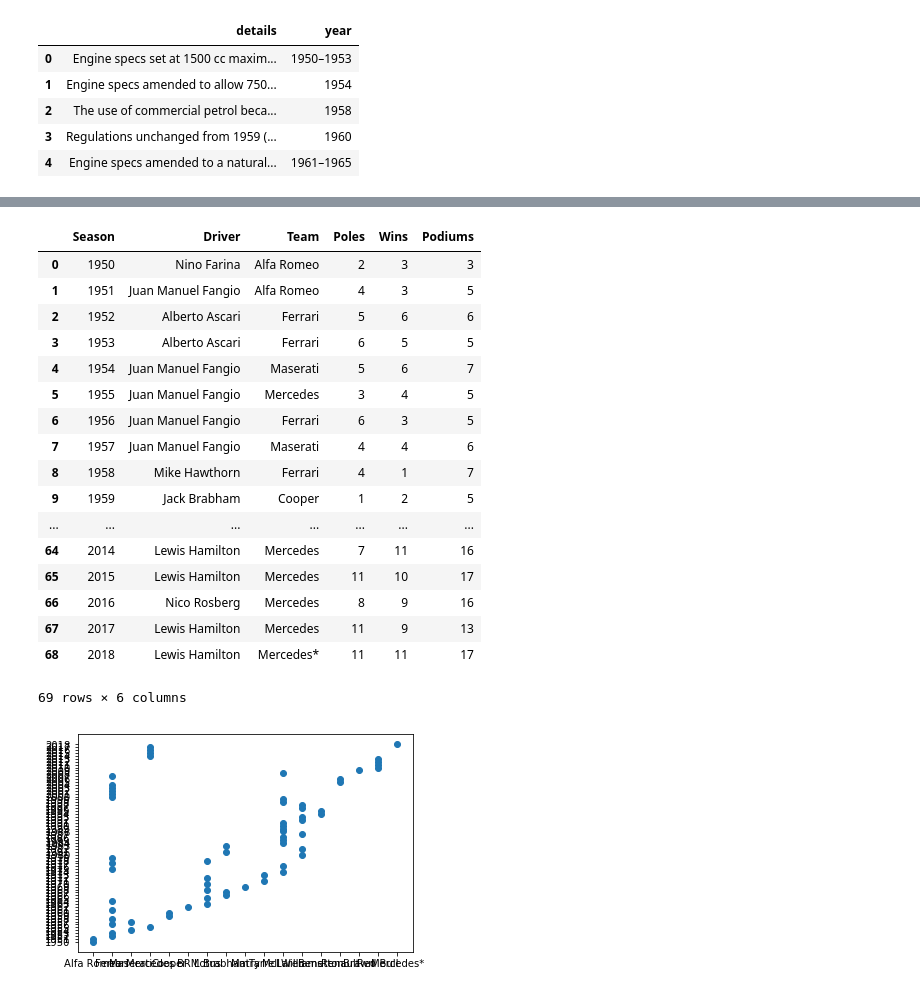
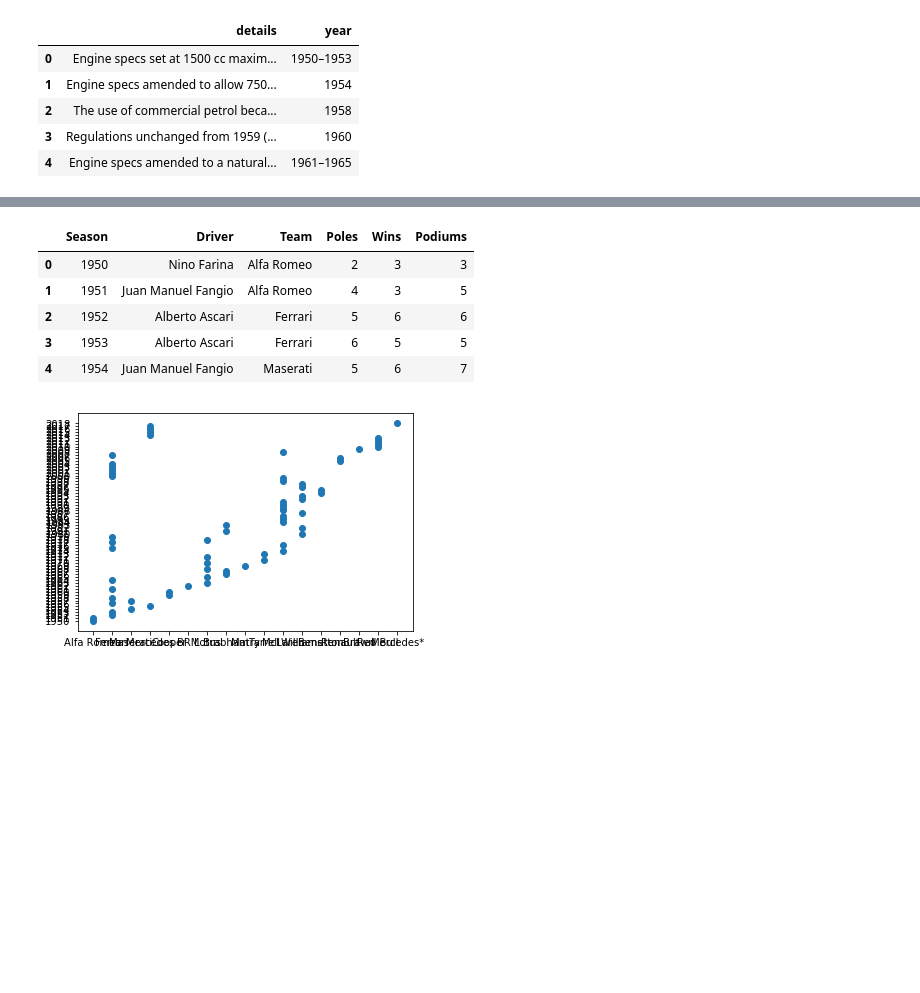
Before and after one commit to siracos/Springboard, a Jupyter notebook: F1 Project/Formula One.ipynb, the cells around one changed output, grey strips where cells are left out. Saved outputs shown, nothing was run; the diff lists cells and outputs as text; code cells hidden in the pictures; blank space fills up the shorter version.

```diff
--- a/F1 Project/Formula One.ipynb
+++ b/F1 Project/Formula One.ipynb
@@ -226,32 +183,21 @@ for row in champstable.findAll('tr'):
 # %%
 champsdf=pd.DataFrame(A,columns=['Season'])
 champsdf['Driver']=B
 champsdf['Team']=C
 champsdf['Poles']=D
 champsdf['Wins']=E
 champsdf['Podiums']=F
 
-champsdf
+champsdf.head()
+
 #Now we have summarized championship figures
 # %% [output]
 |  | Season | Driver | Team | Poles | Wins | Podiums |
 | 0 | 1950 | Nino Farina | Alfa Romeo | 2 | 3 | 3 |
 | 1 | 1951 | Juan Manuel Fangio | Alfa Romeo | 4 | 3 | 5 |
 | 2 | 1952 | Alberto Ascari | Ferrari | 5 | 6 | 6 |
 | 3 | 1953 | Alberto Ascari | Ferrari | 6 | 5 | 5 |
 | 4 | 1954 | Juan Manuel Fangio | Maserati | 5 | 6 | 7 |
-| 5 | 1955 | Juan Manuel Fangio | Mercedes | 3 | 4 | 5 |
-| 6 | 1956 | Juan Manuel Fangio | Ferrari | 6 | 3 | 5 |
-| 7 | 1957 | Juan Manuel Fangio | Maserati | 4 | 4 | 6 |
-| 8 | 1958 | Mike Hawthorn | Ferrari | 4 | 1 | 7 |
-| 9 | 1959 | Jack Brabham | Cooper | 1 | 2 | 5 |
-| ... | ... | ... | ... | ... | ... | ... |
-| 64 | 2014 | Lewis Hamilton | Mercedes | 7 | 11 | 16 |
-| 65 | 2015 | Lewis Hamilton | Mercedes | 11 | 10 | 17 |
-| 66 | 2016 | Nico Rosberg | Mercedes | 8 | 9 | 16 |
-| 67 | 2017 | Lewis Hamilton | Mercedes | 11 | 9 | 13 |
-| 68 | 2018 | Lewis Hamilton | Mercedes* | 11 | 11 | 17 |
-69 rows × 6 columns
 # %%
 #The code below witll export our F1 Data an our rules onto one Excel workbook.
 #rulechangesdata.to_excel(writer, 'Rules')
```
Also changed, not shown: parts of 3 cells of this notebook, 1 other file.
